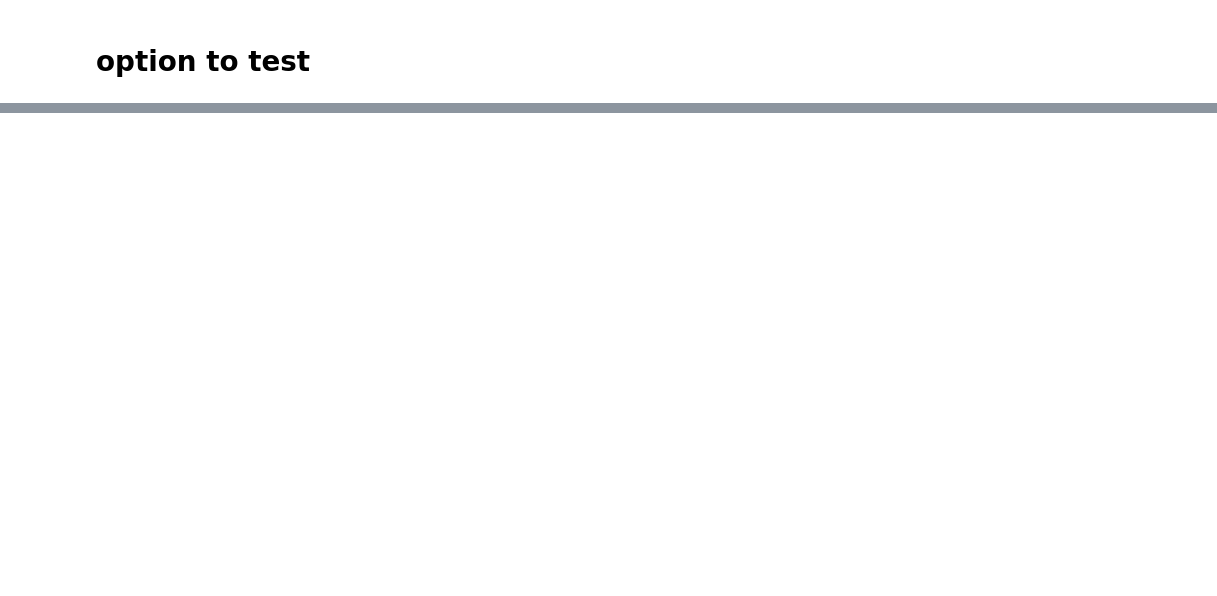
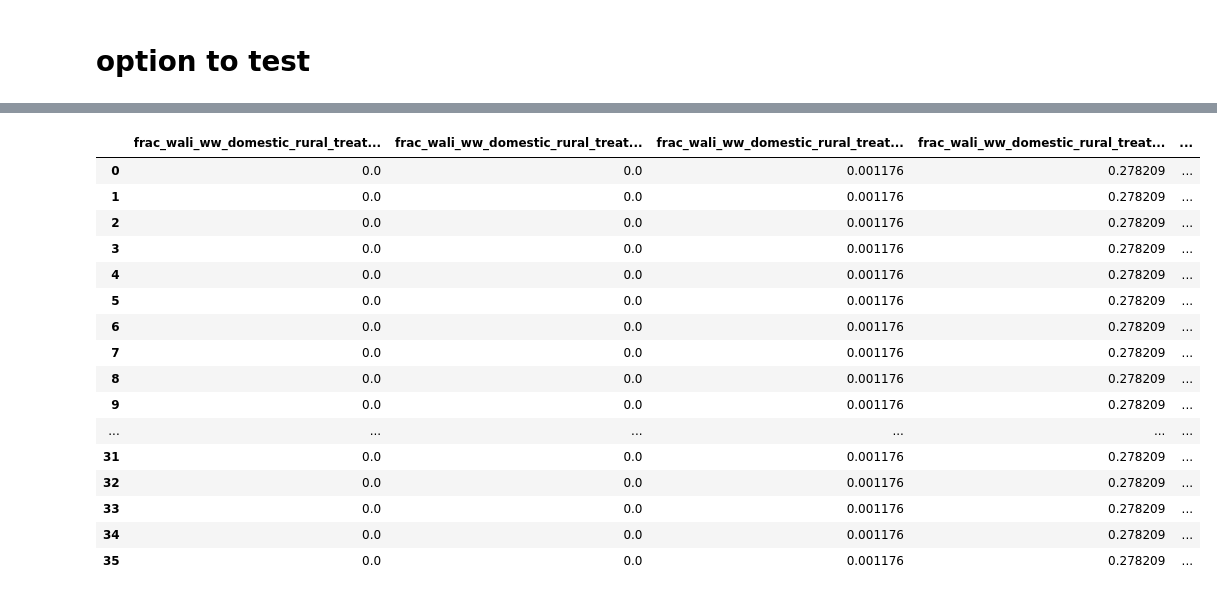
Before and after one commit to jcsyme/sisepuede_region_nbs, a Jupyter notebook: generic_regions/shortterm_build_regions_data.ipynb, the cells around one changed output, grey strips where cells are left out. Drawn from its saved outputs; the diff is of its cells as text; code cells hidden in the pictures; blank space fills up the shorter version.

```diff
--- a/generic_regions/shortterm_build_regions_data.ipynb
+++ b/generic_regions/shortterm_build_regions_data.ipynb
@@ -465 +468,21 @@ set ['emission_co2e_co2_entc_bmass_processing_and_refinement_fp_hydrogen_gasific
+# %%
+df_examples[[x for x in df_examples.columns if x.startswith("frac_wali_ww_domestic_rural_")]]
+# %% [output]
+|  | frac_wali_ww_domestic_rural_treat... | frac_wali_ww_domestic_rural_treat... | frac_wali_ww_domestic_rural_treat... | frac_wali_ww_domestic_rural_treat... | ... |
+| 0 | 0.0 | 0.0 | 0.001176 | 0.278209 | ... |
+| 1 | 0.0 | 0.0 | 0.001176 | 0.278209 | ... |
+| 2 | 0.0 | 0.0 | 0.001176 | 0.278209 | ... |
+| 3 | 0.0 | 0.0 | 0.001176 | 0.278209 | ... |
+| 4 | 0.0 | 0.0 | 0.001176 | 0.278209 | ... |
+| 5 | 0.0 | 0.0 | 0.001176 | 0.278209 | ... |
+| 6 | 0.0 | 0.0 | 0.001176 | 0.278209 | ... |
+| 7 | 0.0 | 0.0 | 0.001176 | 0.278209 | ... |
+| 8 | 0.0 | 0.0 | 0.001176 | 0.278209 | ... |
+| 9 | 0.0 | 0.0 | 0.001176 | 0.278209 | ... |
+| ... | ... | ... | ... | ... | ... |
+| 31 | 0.0 | 0.0 | 0.001176 | 0.278209 | ... |
+| 32 | 0.0 | 0.0 | 0.001176 | 0.278209 | ... |
+| 33 | 0.0 | 0.0 | 0.001176 | 0.278209 | ... |
+| 34 | 0.0 | 0.0 | 0.001176 | 0.278209 | ... |
+| 35 | 0.0 | 0.0 | 0.001176 | 0.278209 | ... |
 # %%
```
Also changed, not shown: parts of 5 cells of this notebook, 36 other files.
